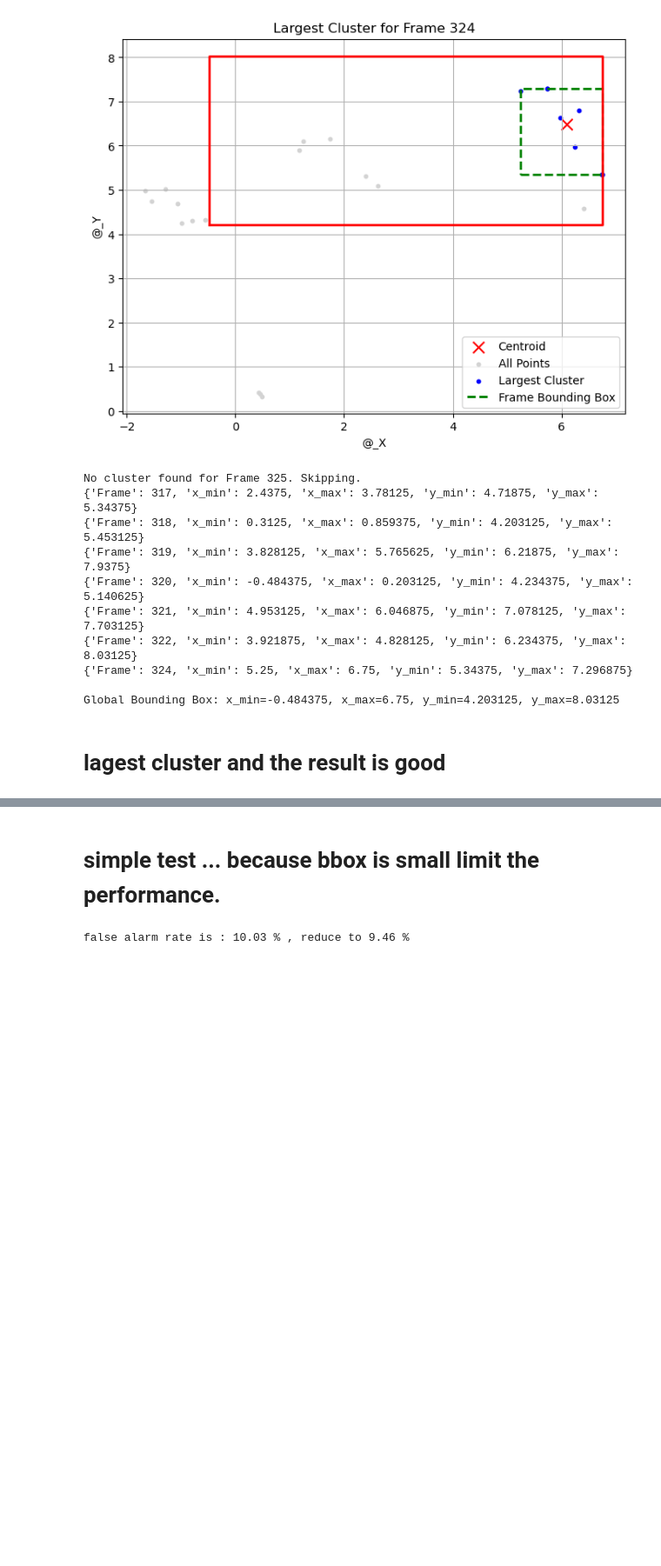
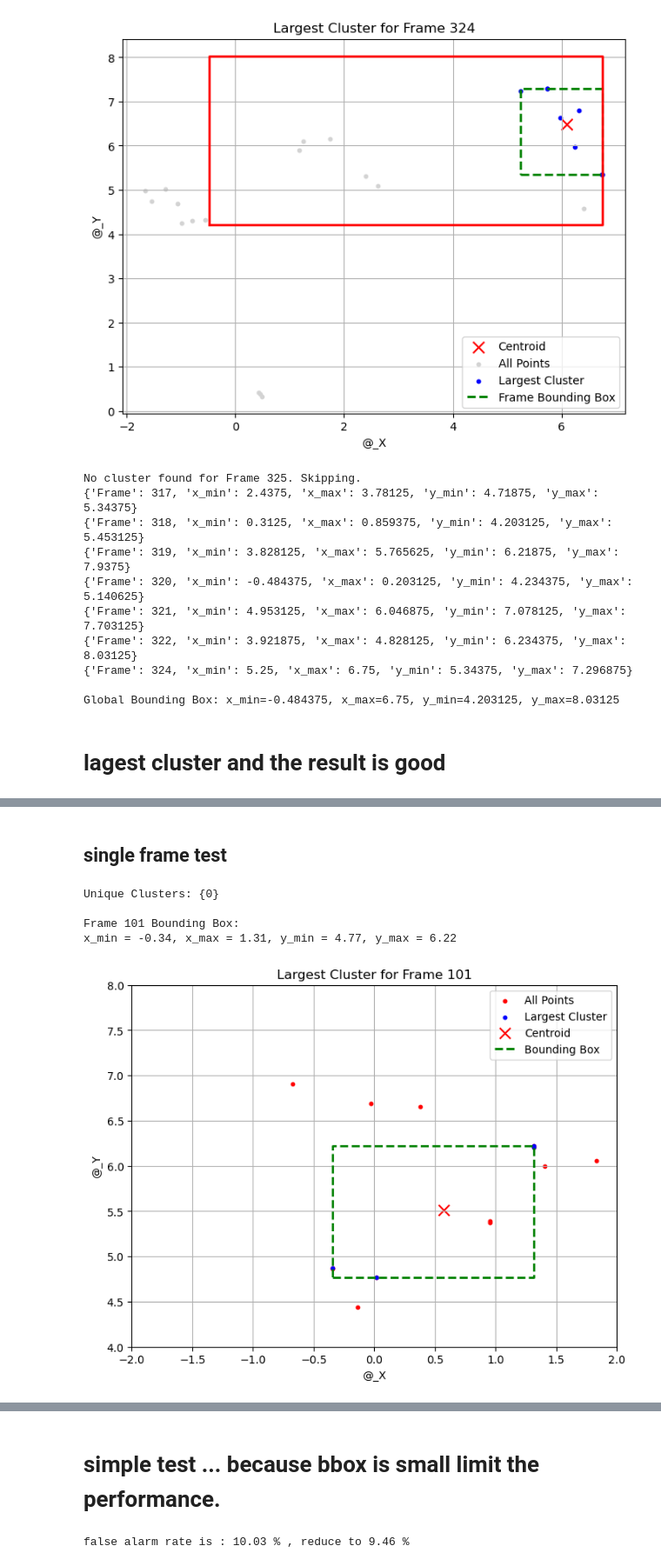
Before and after one commit to kaede10263/20250102-treefilter, a Jupyter notebook: 2.data_analysis_tree_location.ipynb, the cells around one changed output, grey strips where cells are left out. Shown at 87% size. Cells and saved outputs as stored; diff of their text form; code cells hidden in the pictures; blank space fills up the shorter version.

Commit message:
test dbscan

```diff
--- a/2.data_analysis_tree_location.ipynb
+++ b/2.data_analysis_tree_location.ipynb
@@ -581,0 +753,77 @@ No cluster found for Frame 1932. Skipping.
+# %% [markdown]
+## single frame test
+# %%
+import pandas as pd
+import matplotlib.pyplot as plt
+from sklearn.cluster import DBSCAN
+import numpy as np
+
+file_path = 'TREE/#116_cyclic1_UART_Tree_Run2.rec.xlsx'
+all_data = pd.read_excel(file_path, sheet_name='CloudPoint')
+
+cloudpoint_data = all_data[
+    (all_data['@_SNR'] >= 25) &
+    (all_data['@_Vel'] < 0.2)
+]
+
+columns_needed = ['@_Frame', '@_X', '@_Y']
+filtered_data = cloudpoint_data[columns_needed]
+all_data = all_data[columns_needed]
+
+frame = 101
+frame_data = filtered_data[filtered_data['@_Frame'] == frame][['@_X', '@_Y']].dropna().to_numpy()
+
+if len(frame_data) == 0:
+    print(f"No data available for Frame {frame}.")
+else:
+    def get_largest_cluster(data, eps=2.0, min_samples=3):
+        db = DBSCAN(eps=eps, min_samples=min_samples).fit(data)
+        labels = db.labels_
+
+        unique_labels = set(labels) - {-1}
+        print(f"Unique Clusters: {unique_labels}")
+
+        if not unique_labels:
+            return np.array([])
+
+        largest_cluster = max(unique_labels, key=lambda lbl: sum(labels == lbl))
+        return data[labels == largest_cluster]
+
+    largest_cluster = get_largest_cluster(frame_data, eps=2, min_samples=3)
+
+    if largest_cluster.size == 0:
+        print(f"No cluster found for Frame {frame}.")
+    else:
+        centroid = largest_cluster.mean(axis=0)
+
+        x_min, x_max = largest_cluster[:, 0].min(), largest_cluster[:, 0].max()
+        y_min, y_max = largest_cluster[:, 1].min(), largest_cluster[:, 1].max()
+
+        print(f"\nFrame {frame} Bounding Box:")
+        print(f"x_min = {x_min:.2f}, x_max = {x_max:.2f}, y_min = {y_min:.2f}, y_max = {y_max:.2f}")
+
+        plt.figure(figsize=(8, 6))
+        plt.scatter(all_data[all_data['@_Frame'] == frame]['@_X'], all_data[all_data['@_Frame'] == frame]['@_Y'], color='red', s=10, label="All Points")
+        plt.scatter(largest_cluster[:, 0], largest_cluster[:, 1], color='blue', s=10, label="Largest Cluster")
+        plt.scatter(centroid[0], centroid[1], color='red', marker='x', s=100, label="Centroid")
+
+        plt.plot(
+            [x_min, x_max, x_max, x_min, x_min],
+            [y_min, y_min, y_max, y_max, y_min],
+            color='green', linestyle='--', linewidth=2, label="Bounding Box"
+        )
+
+        plt.title(f"Largest Cluster for Frame {frame}")
+        plt.xlabel("@_X")
+        plt.ylabel("@_Y")
+        plt.xlim((-2, 2))
+        plt.ylim((4, 8))
+        plt.legend()
+        plt.grid(True)
+        plt.show()
+# %% [output]
+Unique Clusters: {0}
+
+Frame 101 Bounding Box:
+x_min = -0.34, x_max = 1.31, y_min = 4.77, y_max = 6.22
+[figure, added]
```
Also changed, not shown: parts of 4 cells of this notebook, 2 other files.
